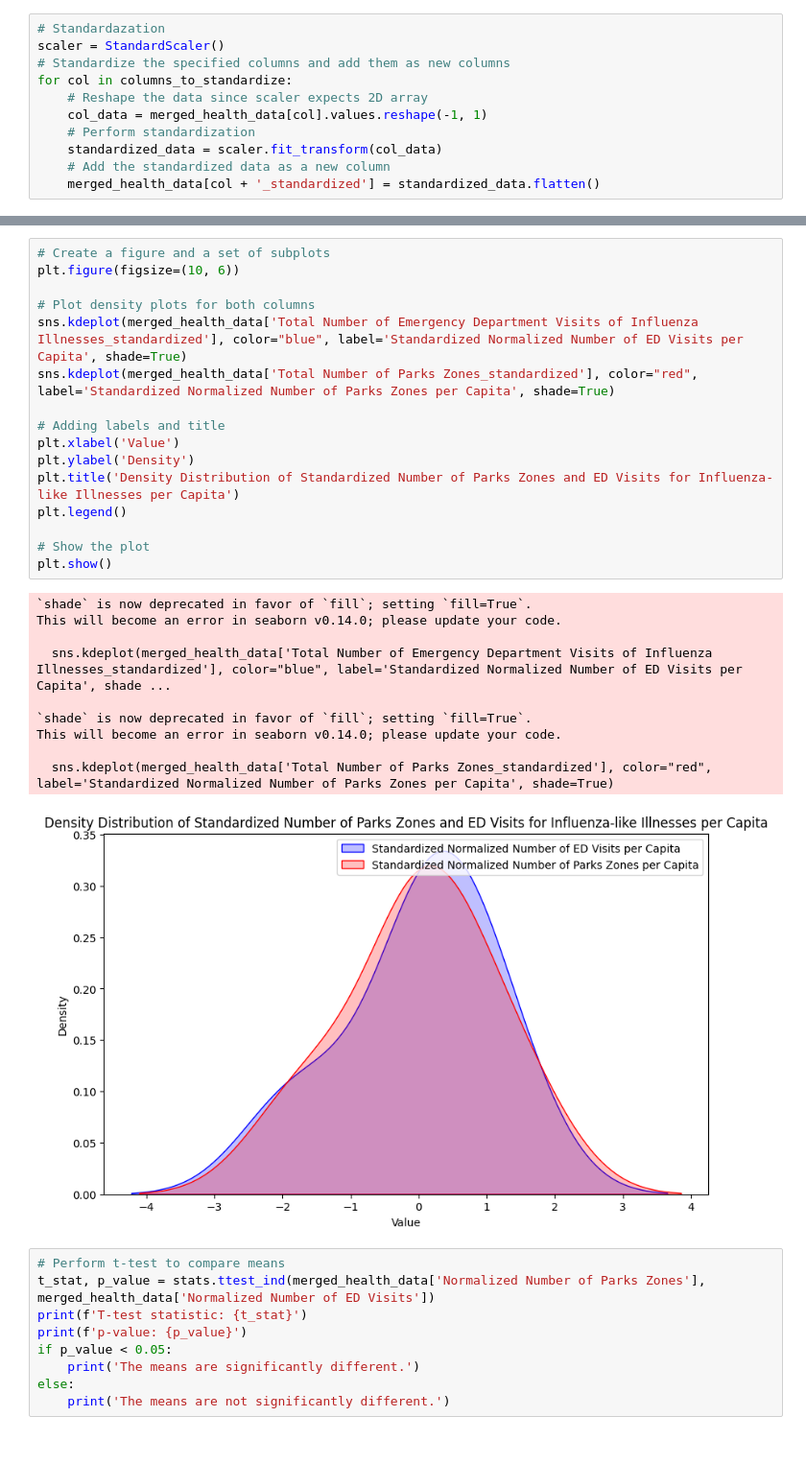
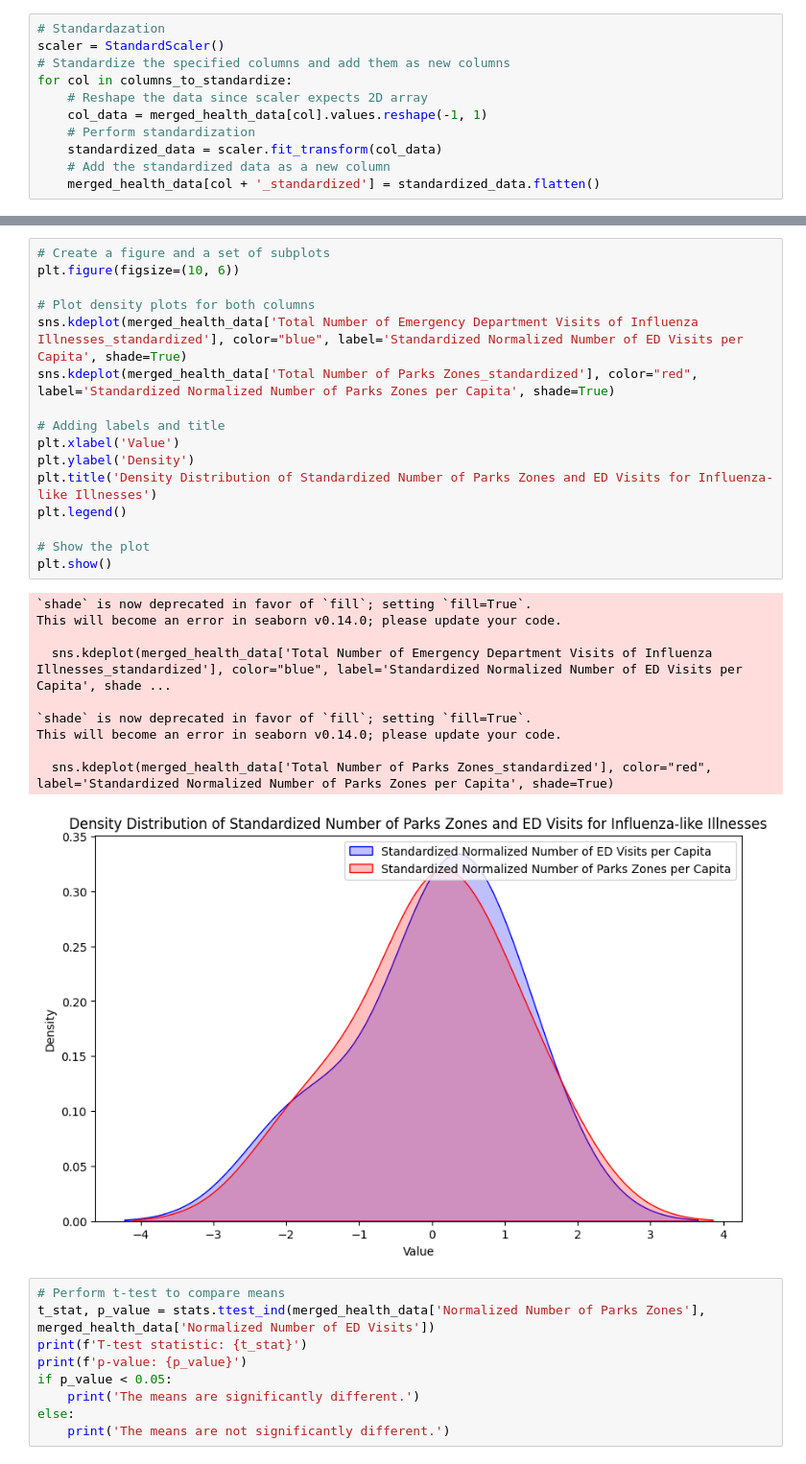
Before and after one commit to Joannetang07/urban-health-and-green-space, a Jupyter notebook: NYC Park Locations and Health.ipynb, the cells around one changed output, grey strips where cells are left out. Shown at 96% size. Saved outputs shown, nothing was run; the diff lists cells and outputs as text.

```diff
--- a/NYC Park Locations and Health.ipynb
+++ b/NYC Park Locations and Health.ipynb
@@ -369,30 +369,30 @@ merged_health_data.head()
 # %%
 # Create a figure and a set of subplots
 plt.figure(figsize=(10, 6))
 
 # Plot density plots for both columns
 sns.kdeplot(merged_health_data['Total Number of Emergency Department Visits of Influenza Illnesses_standardized'], color="blue", label='Standardized Normalized Number of ED Visits per Capita', shade=True)
 sns.kdeplot(merged_health_data['Total Number of Parks Zones_standardized'], color="red", label='Standardized Normalized Number of Parks Zones per Capita', shade=True)
 
 # Adding labels and title
 plt.xlabel('Value')
 plt.ylabel('Density')
-plt.title('Density Distribution of Standardized Number of Parks Zones and ED Visits for Influenza-like Illnesses per Capita')
+plt.title('Density Distribution of Standardized Number of Parks Zones and ED Visits for Influenza-like Illnesses')
 plt.legend()
 
 # Show the plot
 plt.show()
 # %% [output]
 `shade` is now deprecated in favor of `fill`; setting `fill=True`.
 This will become an error in seaborn v0.14.0; please update your code.
 
   sns.kdeplot(merged_health_data['Total Number of Emergency Department Visits of Influenza Illnesses_standardized'], color="blue", label='Standardized Normalized Number of ED Visits per Capita', shade ...
 
 `shade` is now deprecated in favor of `fill`; setting `fill=True`.
 This will become an error in seaborn v0.14.0; please update your code.
 
   sns.kdeplot(merged_health_data['Total Number of Parks Zones_standardized'], color="red", label='Standardized Normalized Number of Parks Zones per Capita', shade=True)
-[figure, old version]
+[figure, new version]
 # %%
 # Perform t-test to compare means
 t_stat, p_value = stats.ttest_ind(merged_health_data['Normalized Number of Parks Zones'], merged_health_data['Normalized Number of ED Visits'])
```
Also changed, not shown: parts of 12 cells of this notebook.
